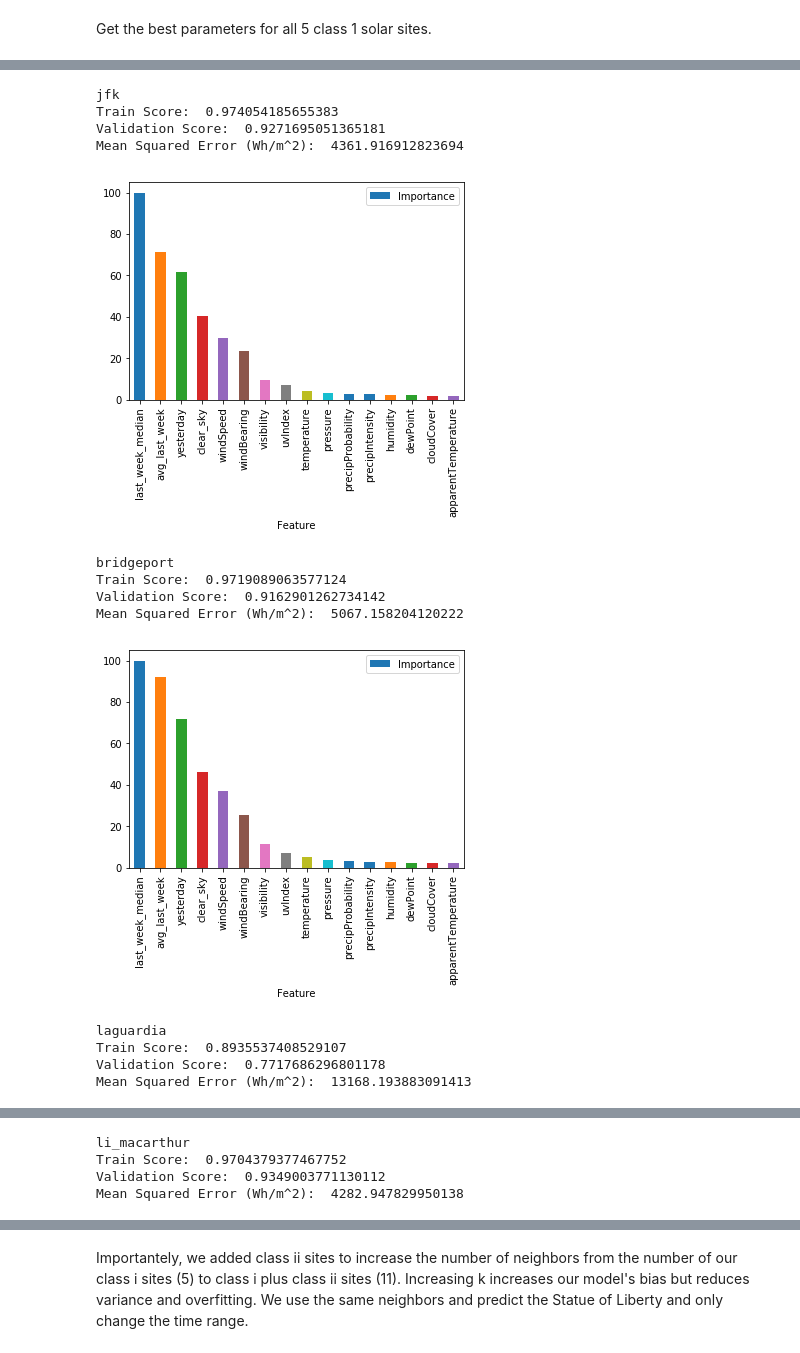
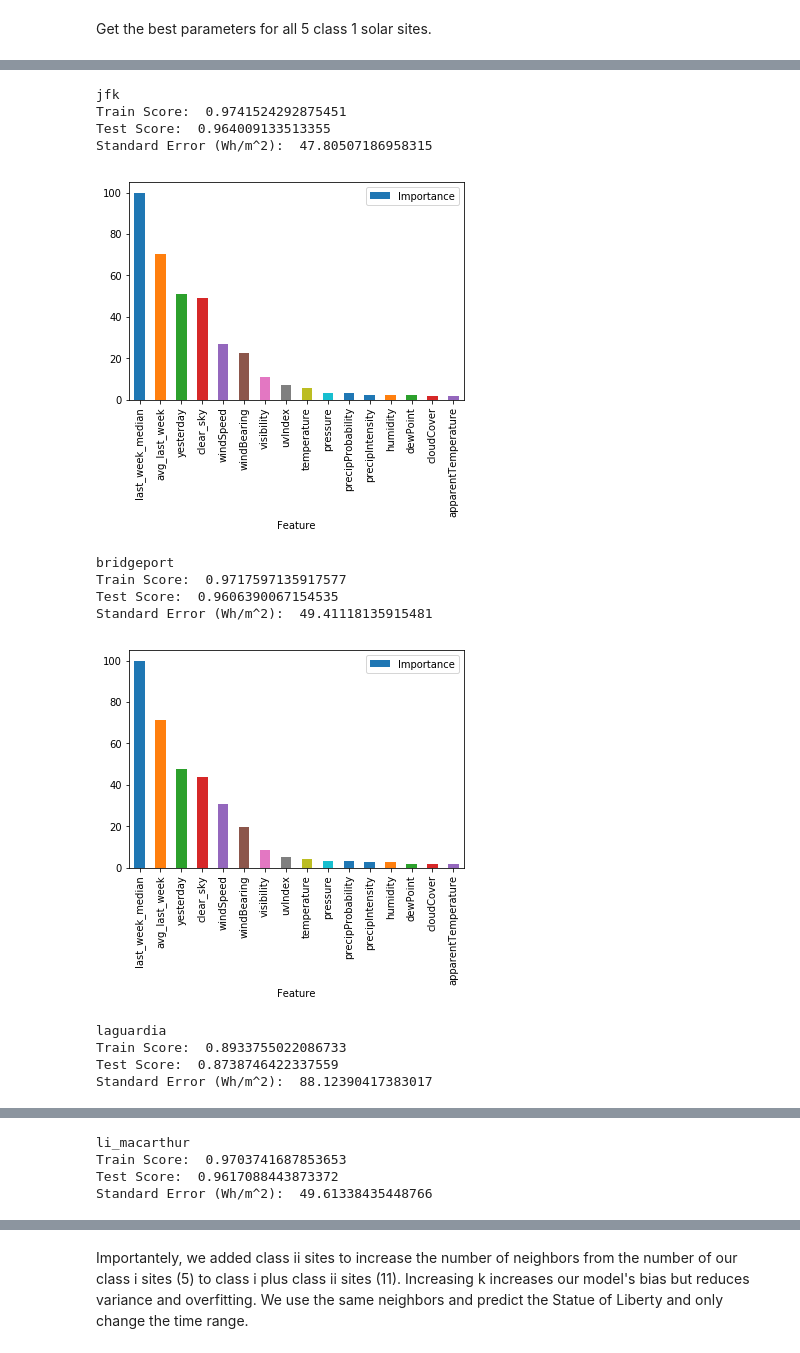
Before and after one commit to jackcsullivan/ER190C_final_proj, a Jupyter notebook: FinalProject.ipynb, the cells around one changed output, grey strips where cells are left out. Drawn from its saved outputs; the diff is of its cells as text; code cells hidden in the pictures.

```diff
--- a/FinalProject.ipynb
+++ b/FinalProject.ipynb
@@ -1283,12 +1316,12 @@ def define_forest(loc_name, n_estimators, max_depth, min_samples_split):
     rfr_tree.fit(X_train, y_train)
 
     train_score = rfr_tree.score(X_train, y_train)
-    val_score = rfr_tree.score(X_val, y_val)
+    test_score = rfr_tree.score(X_test, y_test)
 
     print(loc_name)
     print('Train Score: ', train_score)
-    print('Validation Score: ', val_score)
-    print("Mean Squared Error (Wh/m^2): ", mean_squared_error(y_val, rfr_tree.predict(X_val)))
+    print('Test Score: ', test_score)
+    print("Standard Error (Wh/m^2): ", np.sqrt(mean_squared_error(y_test, rfr_tree.predict(X_test))))
 
     importances = sorted((100 / max(rfr_tree.feature_importances_)) * rfr_tree.feature_importances_)
 
@@ -1297,7 +1330,10 @@ def define_forest(loc_name, n_estimators, max_depth, min_samples_split):
     im_df.plot.bar(x='Feature', y='Importance')
     plt.show()
 
-    return rfr_tree
+    predicted_actual_df = pd.DataFrame(index=X_test.index)
+    predicted_actual_df["predicted"] = rfr_tree.predict(X_test)
+    predicted_actual_df["actual"] = y_test
+    return predicted_actual_df
 # %% [markdown]
 Get the best parameters for all 5 class 1 solar sites.
 # %%
@@ -1313,8 +1349,8 @@ Plug in the best parameters to get the goodness of fit and importance plots for
 # %%
-newark_rfr = define_forest("newark", 151, None, 10)
-jfk_rfr = define_forest("jfk", 151, None, 10)
-bridgeport_rfr = define_forest("bridgeport", 151, None, 10)
-laguardia_rfr = define_forest("laguardia", 121, None, 15)
-li_macarthur_rfr = define_forest("li_macarthur", 151, None, 10)
+newark_compare_df = define_forest("newark", 151, None, 10)
+jfk_compare_df = define_forest("jfk", 151, None, 10)
+bridgeport_compare_df = define_forest("bridgeport", 151, None, 10)
+laguardia_compare_df = define_forest("laguardia", 121, None, 15)
+li_macarthur_compare_df = define_forest("li_macarthur", 151, None, 10)
 # %% [output]
 newark
@@ -1325,14 +1361,14 @@ Mean Squared Error (Wh/m^2):  4171.248182105915
 jfk
-Train Score:  0.974054185655383
-Validation Score:  0.9271695051365181
-Mean Squared Error (Wh/m^2):  4361.916912823694
+Train Score:  0.9741524292875451
+Test Score:  0.964009133513355
+Standard Error (Wh/m^2):  47.80507186958315
-[figure, old version]
+[figure, new version]
 bridgeport
-Train Score:  0.9719089063577124
-Validation Score:  0.9162901262734142
-Mean Squared Error (Wh/m^2):  5067.158204120222
+Train Score:  0.9717597135917577
+Test Score:  0.9606390067154535
+Standard Error (Wh/m^2):  49.41118135915481
-[figure, old version]
+[figure, new version]
 laguardia
-Train Score:  0.8935537408529107
-Validation Score:  0.7717686296801178
-Mean Squared Error (Wh/m^2):  13168.193883091413
+Train Score:  0.8933755022086733
+Test Score:  0.8738746422337559
+Standard Error (Wh/m^2):  88.12390417383017
@@ -1340,4 +1376,4 @@ Mean Squared Error (Wh/m^2):  13168.193883091413
 li_macarthur
-Train Score:  0.9704379377467752
-Validation Score:  0.9349003771130112
-Mean Squared Error (Wh/m^2):  4282.947829950138
+Train Score:  0.9703741687853653
+Test Score:  0.9617088443873372
+Standard Error (Wh/m^2):  49.61338435448766
```
Also changed, not shown: parts of 52 cells of this notebook.
